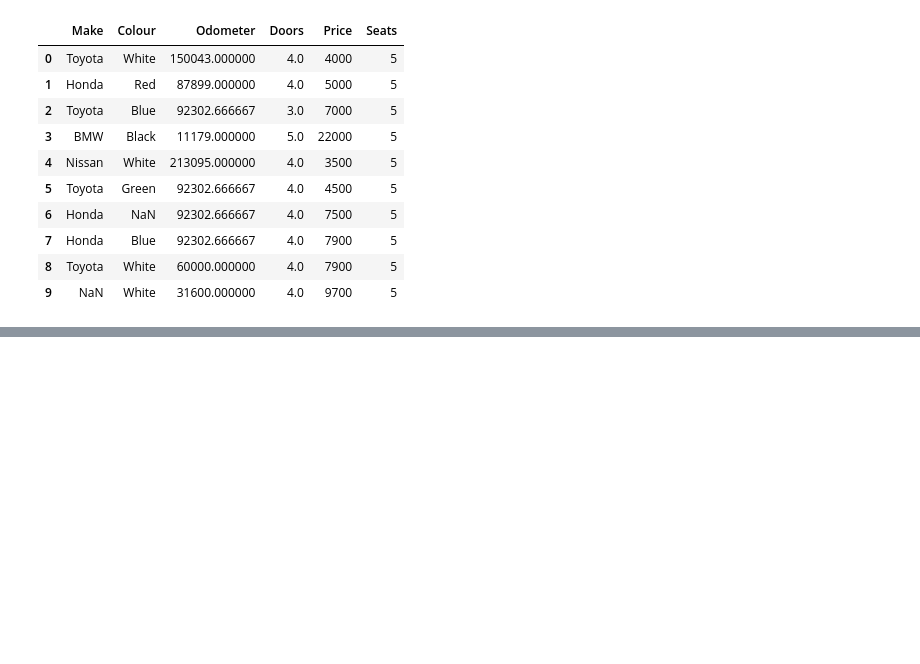
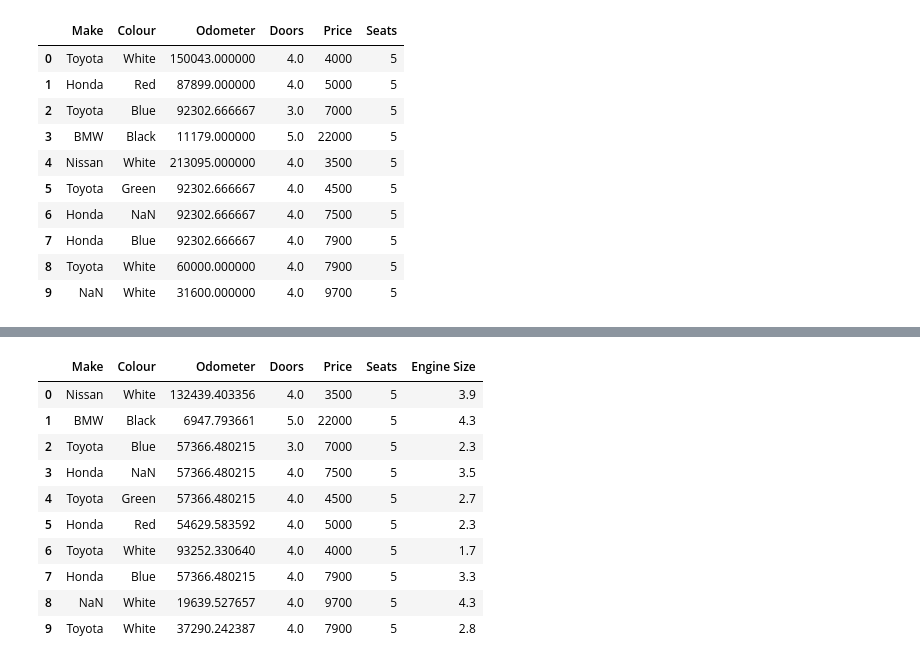
Before and after one commit to Nikitaion/TensorFlowLearning, a Jupyter notebook: pandas/pandas_practice.ipynb, the cells around one changed output, grey strips where cells are left out. Saved outputs shown, nothing was run; the diff lists cells and outputs as text; code cells hidden in the pictures; blank space fills up the shorter version.

```diff
--- a/pandas/pandas_practice.ipynb
+++ b/pandas/pandas_practice.ipynb
@@ -542,0 +585,16 @@ car_sales_missing_shuffled = car_sales_missing.sample(frac=1)
+# %%
+# Change the Odometer values from kilometers to miles using a Lambda function
+car_sales_missing_shuffled["Odometer"] = car_sales_missing_shuffled["Odometer"].apply(lambda x: x/1.609)
+car_sales_missing_shuffled
+# %% [output]
+|  | Make | Colour | Odometer | Doors | Price | Seats | Engine Size |
+| 0 | Nissan | White | 132439.403356 | 4.0 | 3500 | 5 | 3.9 |
+| 1 | BMW | Black | 6947.793661 | 5.0 | 22000 | 5 | 4.3 |
+| 2 | Toyota | Blue | 57366.480215 | 3.0 | 7000 | 5 | 2.3 |
+| 3 | Honda | NaN | 57366.480215 | 4.0 | 7500 | 5 | 3.5 |
+| 4 | Toyota | Green | 57366.480215 | 4.0 | 4500 | 5 | 2.7 |
+| 5 | Honda | Red | 54629.583592 | 4.0 | 5000 | 5 | 2.3 |
+| 6 | Toyota | White | 93252.330640 | 4.0 | 4000 | 5 | 1.7 |
+| 7 | Honda | Blue | 57366.480215 | 4.0 | 7900 | 5 | 3.3 |
+| 8 | NaN | White | 19639.527657 | 4.0 | 9700 | 5 | 4.3 |
+| 9 | Toyota | White | 37290.242387 | 4.0 | 7900 | 5 | 2.8 |
```
Also changed, not shown: parts of 7 cells of this notebook.
